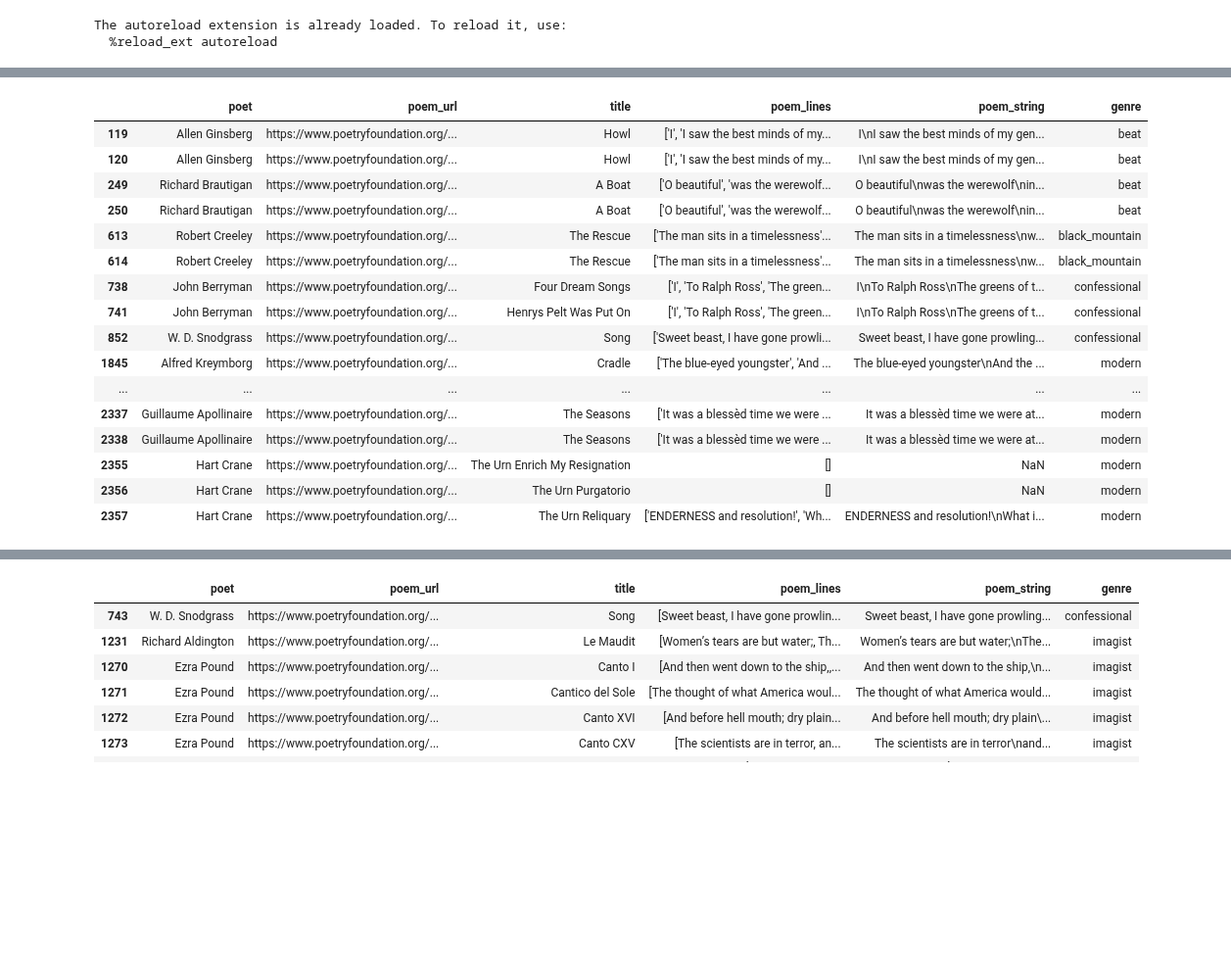
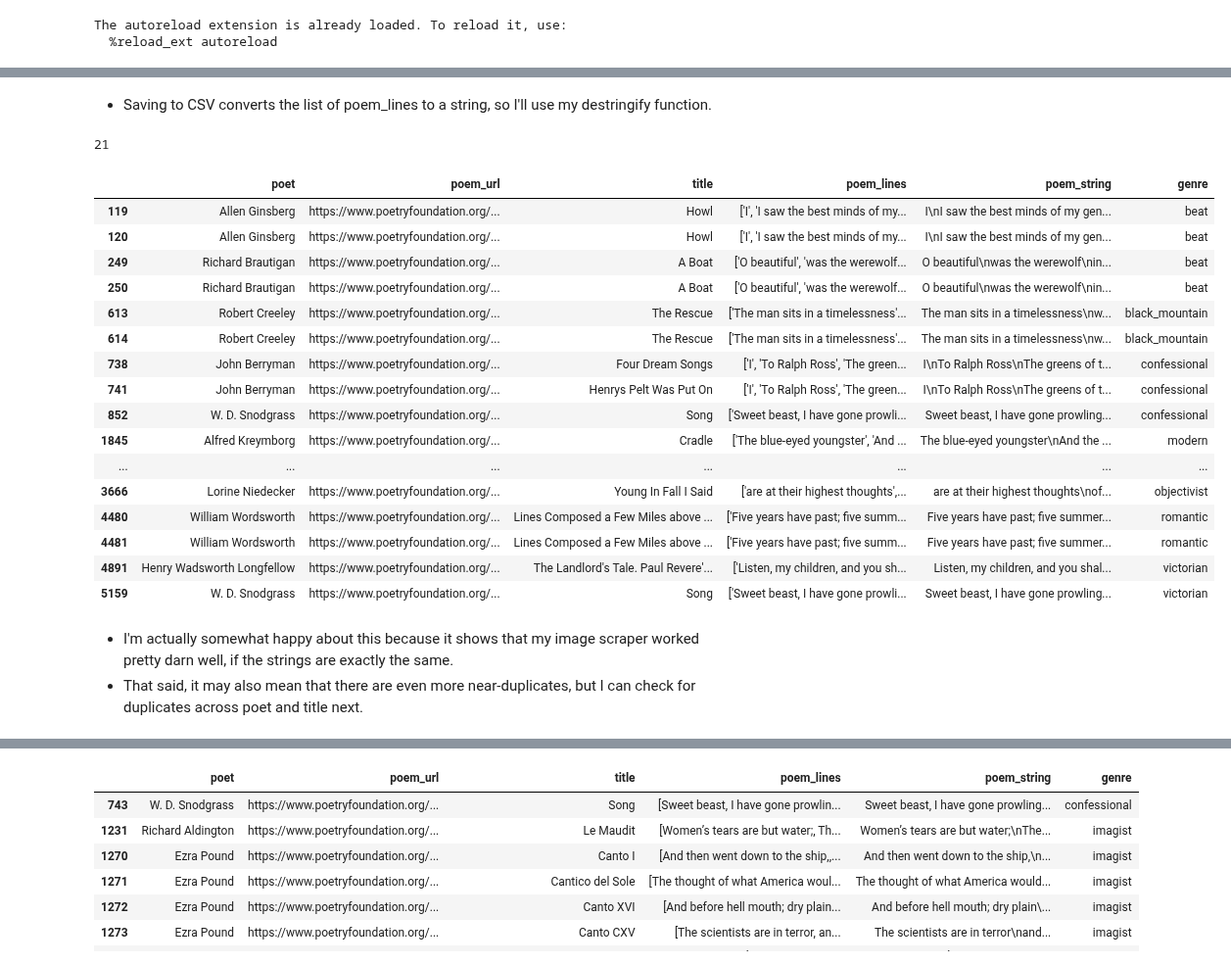
Before and after one commit to p-szymo/poetry_genre_classifier, a Jupyter notebook: 02_data_cleaning.ipynb, the cells around one changed output, grey strips where cells are left out. Shown at 98% size. Saved outputs shown, nothing was run; the diff lists cells and outputs as text; code cells hidden in the pictures; blank space fills up the shorter version.

Commit message:
begin duplicate investigation and dropping

```diff
--- a/02_data_cleaning.ipynb
+++ b/02_data_cleaning.ipynb
@@ -55,4 +46,5 @@ pd.set_option('max_colwidth', 150)
 The autoreload extension is already loaded. To reload it, use:
   %reload_ext autoreload
 # %%
-df = pd.read_csv('data/poems_df_pre_clean.csv')
+df = pd.read_csv('data/poems_df_pre_clean.csv', index_col=0)
+df.shape
@@ -59,20 +62,31 @@ df = pd.read_csv('data/poems_df_pre_clean.csv')
+# %% [markdown]
+- Saving to CSV converts the list of poem_lines to a string, so I'll use my destringify function.
+# %%
+df['poem_lines'] = df['poem_lines'].apply(destringify)
+# %%
+len(df[df.duplicated(subset=['poet', 'poem_string'])])
+# %% [output]
+21
 # %%
-df[df.duplicated(subset=['poet', 'poem_string'], keep=False)].head(20)
+df[df.duplicated(subset=['poet', 'poem_string'], keep=False)]
 # %% [output]
 |  | poet | poem_url | title | poem_lines | poem_string | genre |
 | 119 | Allen Ginsberg | https://www.poetryfoundation.org/... | Howl | ['I', 'I saw the best minds of my... | I\nI saw the best minds of my gen... | beat |
 | 120 | Allen Ginsberg | https://www.poetryfoundation.org/... | Howl | ['I', 'I saw the best minds of my... | I\nI saw the best minds of my gen... | beat |
 | 249 | Richard Brautigan | https://www.poetryfoundation.org/... | A Boat | ['O beautiful', 'was the werewolf... | O beautiful\nwas the werewolf\nin... | beat |
 | 250 | Richard Brautigan | https://www.poetryfoundation.org/... | A Boat | ['O beautiful', 'was the werewolf... | O beautiful\nwas the werewolf\nin... | beat |
 | 613 | Robert Creeley | https://www.poetryfoundation.org/... | The Rescue | ['The man sits in a timelessness'... | The man sits in a timelessness\nw... | black_mountain |
 | 614 | Robert Creeley | https://www.poetryfoundation.org/... | The Rescue | ['The man sits in a timelessness'... | The man sits in a timelessness\nw... | black_mountain |
 | 738 | John Berryman | https://www.poetryfoundation.org/... | Four Dream Songs | ['I', 'To Ralph Ross', 'The green... | I\nTo Ralph Ross\nThe greens of t... | confessional |
 | 741 | John Berryman | https://www.poetryfoundation.org/... | Henrys Pelt Was Put On | ['I', 'To Ralph Ross', 'The green... | I\nTo Ralph Ross\nThe greens of t... | confessional |
 | 852 | W. D. Snodgrass | https://www.poetryfoundation.org/... | Song | ['Sweet beast, I have gone prowli... | Sweet beast, I have gone prowling... | confessional |
 | 1845 | Alfred Kreymborg | https://www.poetryfoundation.org/... | Cradle | ['The blue-eyed youngster', 'And ... | The blue-eyed youngster\nAnd the ... | modern |
 | ... | ... | ... | ... | ... | ... | ... |
-| 2337 | Guillaume Apollinaire | https://www.poetryfoundation.org/... | The Seasons | ['It was a blessèd time we were ... | It was a blessèd time we were at... | modern |
-| 2338 | Guillaume Apollinaire | https://www.poetryfoundation.org/... | The Seasons | ['It was a blessèd time we were ... | It was a blessèd time we were at... | modern |
-| 2355 | Hart Crane | https://www.poetryfoundation.org/... | The Urn Enrich My Resignation | [] | NaN | modern |
-| 2356 | Hart Crane | https://www.poetryfoundation.org/... | The Urn Purgatorio | [] | NaN | modern |
-| 2357 | Hart Crane | https://www.poetryfoundation.org/... | The Urn Reliquary | ['ENDERNESS and resolution!', 'Wh... | ENDERNESS and resolution!\nWhat i... | modern |
+| 3666 | Lorine Niedecker | https://www.poetryfoundation.org/... | Young In Fall I Said | ['are at their highest thoughts',... | are at their highest thoughts\nof... | objectivist |
+| 4480 | William Wordsworth | https://www.poetryfoundation.org/... | Lines Composed a Few Miles above ... | ['Five years have past; five summ... | Five years have past; five summer... | romantic |
+| 4481 | William Wordsworth | https://www.poetryfoundation.org/... | Lines Composed a Few Miles above ... | ['Five years have past; five summ... | Five years have past; five summer... | romantic |
+| 4891 | Henry Wadsworth Longfellow | https://www.poetryfoundation.org/... | The Landlord's Tale. Paul Revere'... | ['Listen, my children, and you sh... | Listen, my children, and you shal... | victorian |
+| 5159 | W. D. Snodgrass | https://www.poetryfoundation.org/... | Song | ['Sweet beast, I have gone prowli... | Sweet beast, I have gone prowling... | victorian |
+# %% [markdown]
+- I'm actually somewhat happy about this because it shows that my image scraper worked pretty darn well, if the strings are exactly the same.
+- That said, it may also mean that there are even more near-duplicates, but I can check for duplicates across poet and title next.
```
Also changed, not shown: parts of 10 cells of this notebook.
